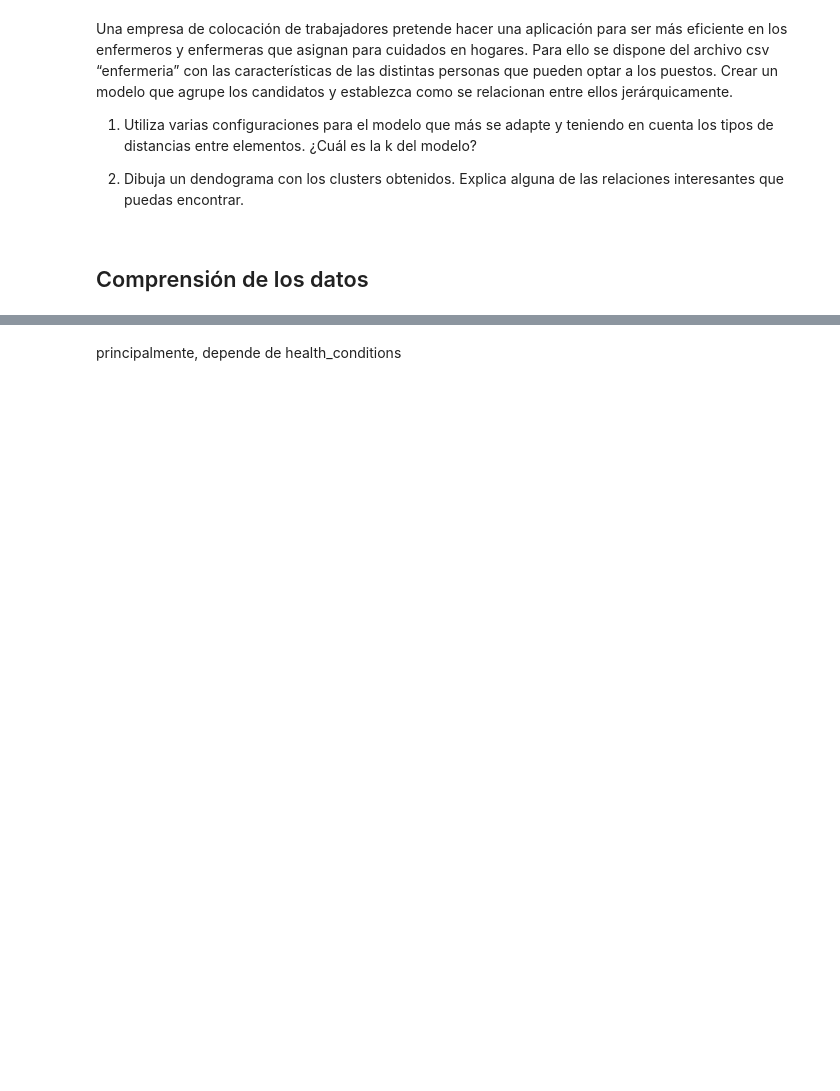
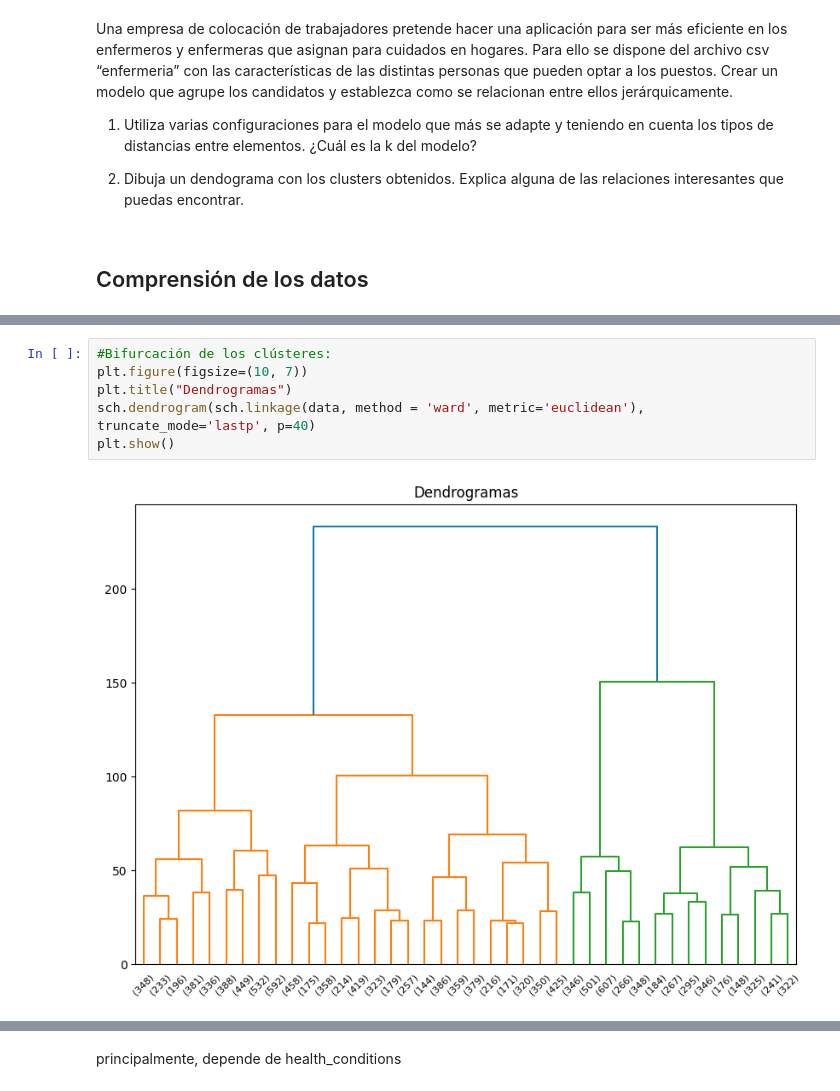
Before and after one commit to PilarAriasVazquez/L4, a Jupyter notebook: Untitled6.ipynb, the cells around one changed output, grey strips where cells are left out. Cells and saved outputs as stored; diff of their text form; blank space fills up the shorter version.

```diff
--- a/Untitled6.ipynb
+++ b/Untitled6.ipynb
@@ -364,0 +283,8 @@ Name: recommendation, dtype: int64
+# %%
+#Bifurcación de los clústeres:
+plt.figure(figsize=(10, 7))
+plt.title("Dendrogramas")
+sch.dendrogram(sch.linkage(data, method = 'ward', metric='euclidean'), truncate_mode='lastp', p=40)
+plt.show()
+# %% [output]
+[figure, added]
```
Also changed, not shown: parts of 54 cells of this notebook.
